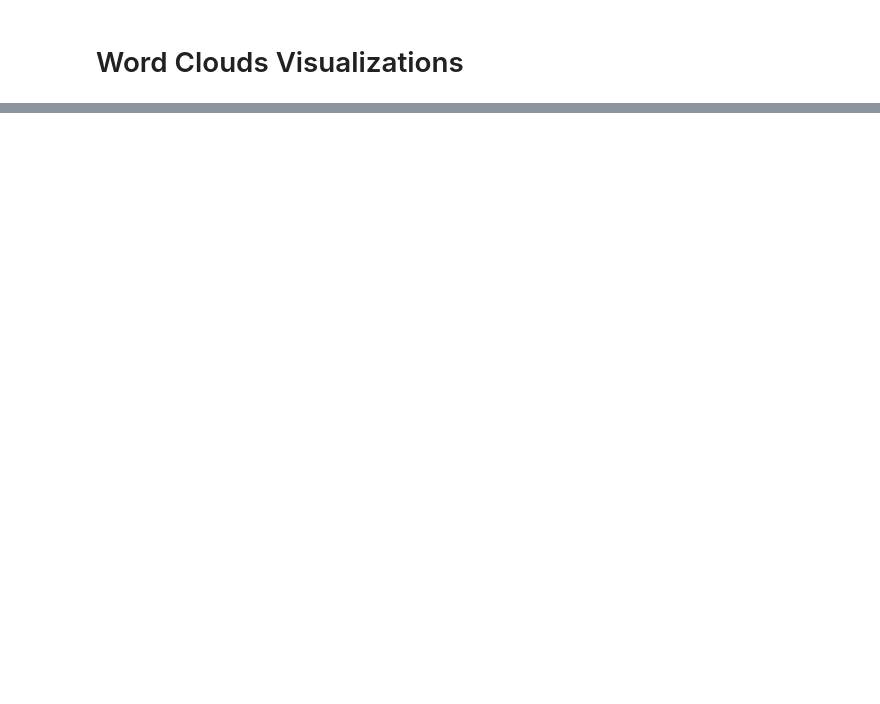
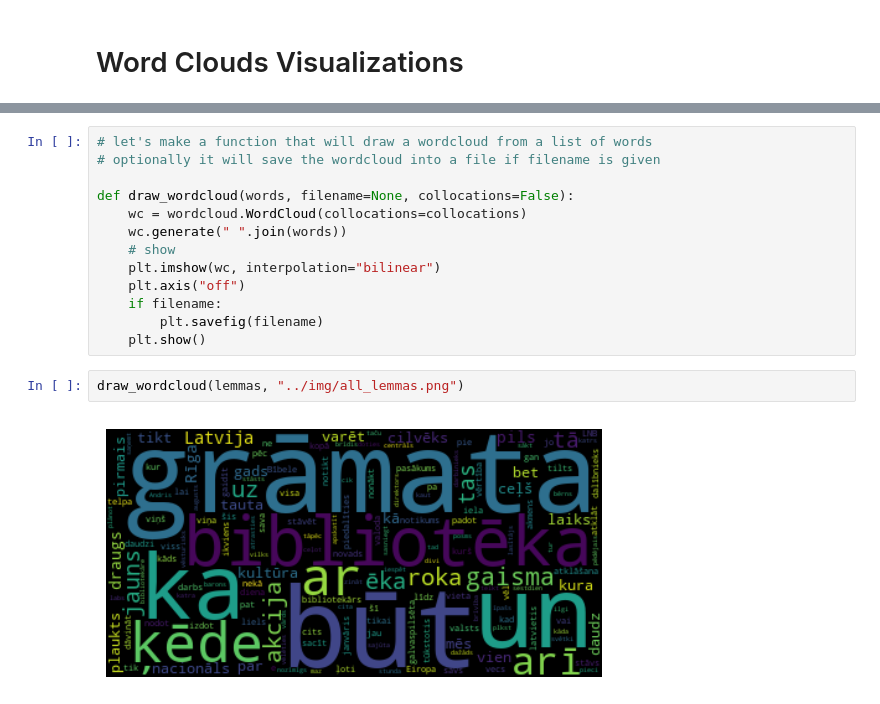
Before and after one commit to ValRCS/gramatu_draugs_10, a Jupyter notebook: notebooks/word_clouds.ipynb, the cells around one changed output, grey strips where cells are left out. Drawn from its saved outputs; the diff is of its cells as text; blank space fills up the shorter version.

```diff
--- a/notebooks/word_clouds.ipynb
+++ b/notebooks/word_clouds.ipynb
@@ -40,0 +105,17 @@ Plotly version: 5.18.0
+# %%
+# let's make a function that will draw a wordcloud from a list of words
+# optionally it will save the wordcloud into a file if filename is given
+
+def draw_wordcloud(words, filename=None, collocations=False):
+    wc = wordcloud.WordCloud(collocations=collocations)
+    wc.generate(" ".join(words))
+    # show
+    plt.imshow(wc, interpolation="bilinear")
+    plt.axis("off")
+    if filename:
+        plt.savefig(filename)
+    plt.show()
+# %%
+draw_wordcloud(lemmas, "../img/all_lemmas.png")
+# %% [output]
+[figure, added]
```
Also changed, not shown: parts of 9 cells of this notebook, 3 other files.
